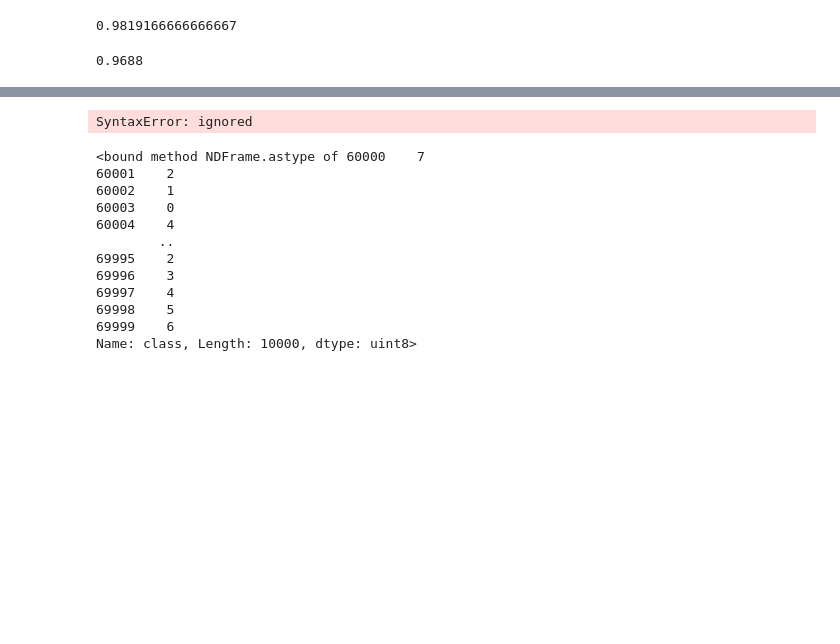
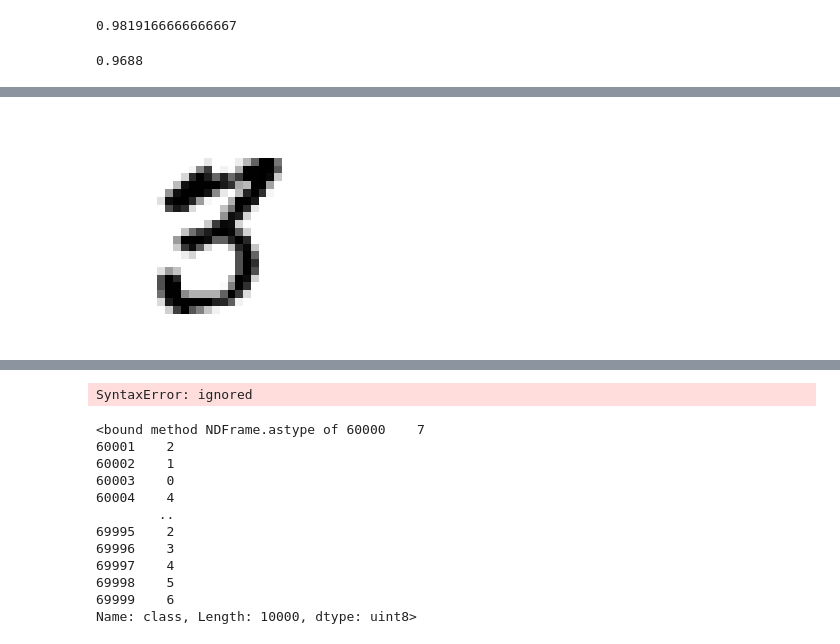
Before and after one commit to PremGorecki/MachineLearning, a Jupyter notebook: 01_MNIST_zadanie1.ipynb, the cells around one changed output, grey strips where cells are left out. Cells and saved outputs as stored; diff of their text form; code cells hidden in the pictures; blank space fills up the shorter version.

```diff
--- a/01_MNIST_zadanie1.ipynb
+++ b/01_MNIST_zadanie1.ipynb
@@ -160,0 +186,12 @@ f1_score_test
+# %%
+#How one digit looks like
+
+some_digit2 = X.iloc[60000 + 9943]
+some_digit2 = np.array(some_digit2)
+
+some_digit_image2 = some_digit2.reshape(28, 28)
+plt.imshow(some_digit_image2, cmap = "binary")
+plt.axis("off")
+plt.show()
+# %% [output]
+[figure, added]
```
Also changed, not shown: parts of 9 cells of this notebook.
